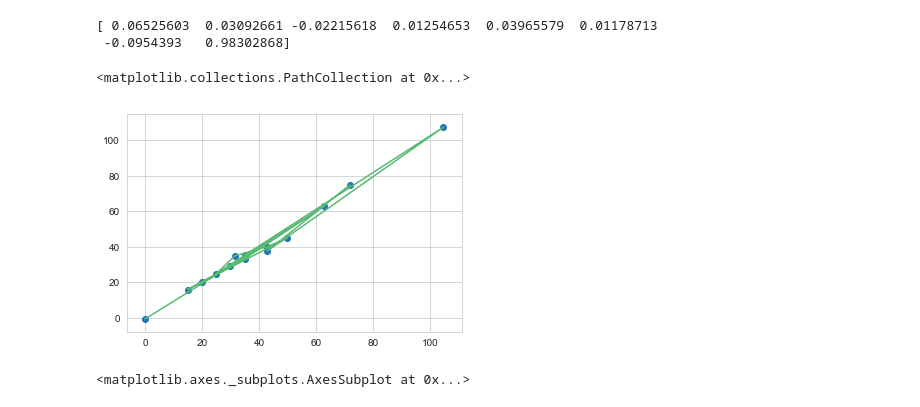
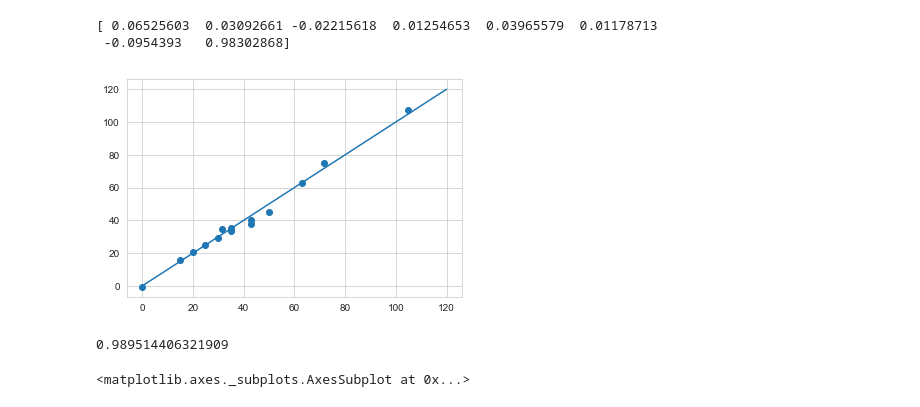
Before and after one commit to MariuszWroc/dataScience, a Jupyter notebook: data science - projekt.ipynb, the cells around one changed output. Drawn from its saved outputs; the diff is of its cells as text; code cells hidden in the pictures.

Commit message:
regression linear pyplot

```diff
--- a/data science - projekt.ipynb
+++ b/data science - projekt.ipynb
@@ -297,4 +297,4 @@ X_train, X_test, y_train, y_test = train_test_split(X, y, test_size=0.65, random
 # %%
 from sklearn.linear_model import LinearRegression
 lm = LinearRegression()
-lm.fit(X_train,y_train)
+model = lm.fit(X_train,y_train)
@@ -311,13 +309,17 @@ print(lm.coef_)
  -0.0954393   0.98302868]
 # %%
 predictions = lm.predict(X_test)
-# %%
-# Ploting Line
-plt.plot(y_test, predictions, color='#58b970', label='Regression Line')
-plt.scatter(y_test,predictions)
-# %% [output]
-<matplotlib.collections.PathCollection at 0x...>
-[figure, removed]
+# %%
+# Ploting Line
+x = np.linspace(0, 120)
+plt.scatter(y_test,predictions)
+plt.plot(x, x);
+# %% [output]
+[figure, added]
+# %%
+model.score(X_test, y_test)
+# %% [output]
+0.989514406321909
 # %%
 sns.countplot(x='productgroupcode', data=orderlinesGrouped)#, palette='coolwarm')
 # %% [output]
```
Also changed, not shown: parts of 1 cell of this notebook.
